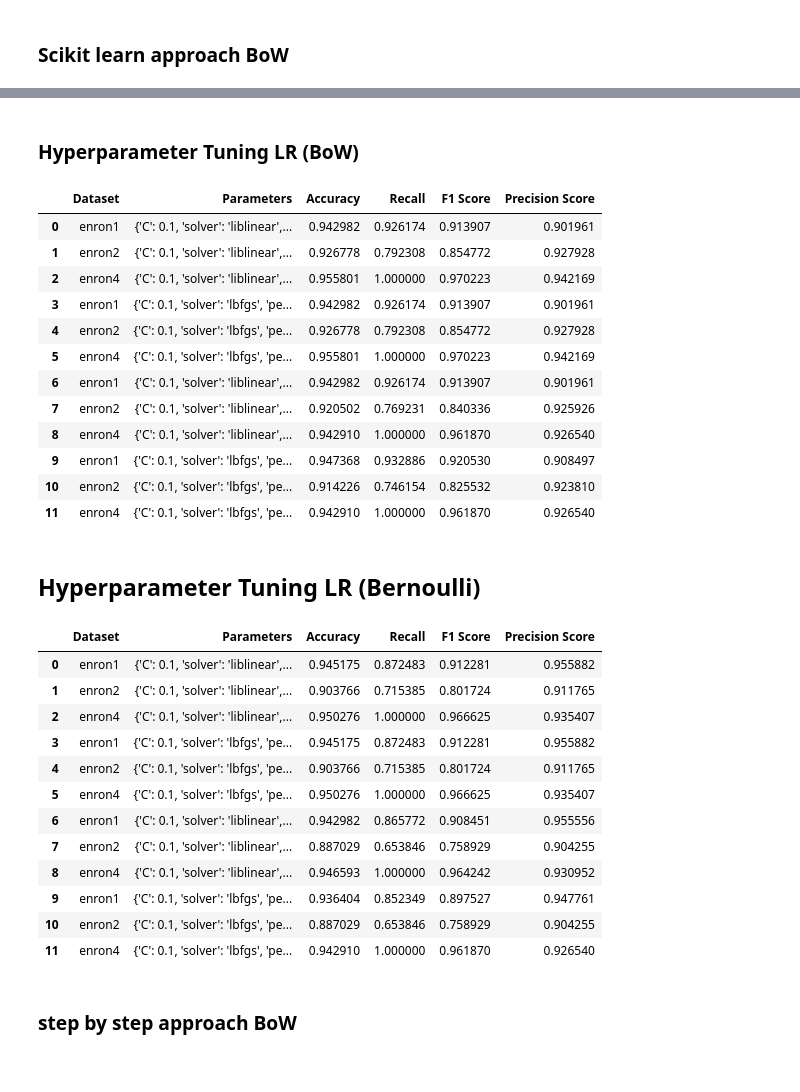
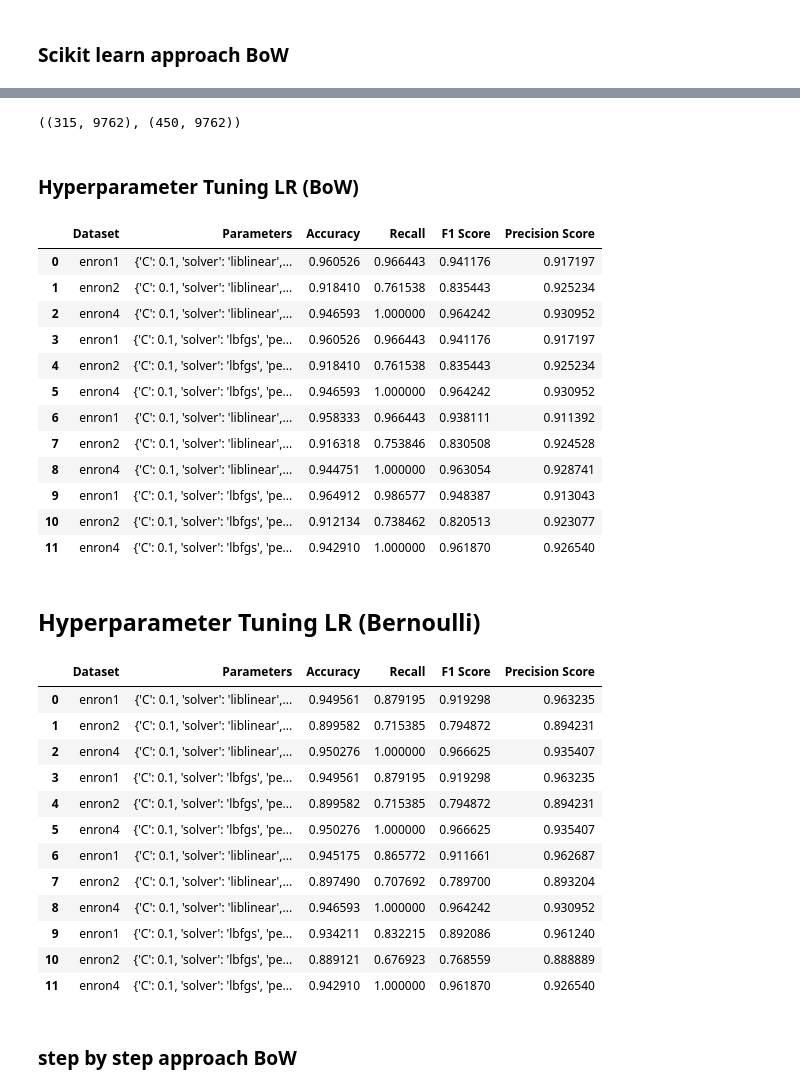
Before and after one commit to nahushhh/Machine-Learning-Projec1-1---Spam-Ham-Classifier, a Jupyter notebook: Machine_Learning_Project_Spam_Ham.ipynb, the cells around one changed output, grey strips where cells are left out. Saved outputs shown, nothing was run; the diff lists cells and outputs as text; code cells hidden in the pictures.

```diff
--- a/Machine_Learning_Project_Spam_Ham.ipynb
+++ b/Machine_Learning_Project_Spam_Ham.ipynb
@@ -273,12 +275,12 @@ def preprocess(text):
 
     # lemmatization
     lemma = WordNetLemmatizer()
-    filtered = [lemma.lemmatize(word) for word in filtered]
+    filtered = [lemma.lemmatize(word) for word in tokens]
 
     # remove non-alphabetic characters
     filtered = [word for word in filtered if word.isalpha()]
 
-    return filtered
+    return tokens
 
 ## Applying the function to Email column
 all_data_df['Email_tok'] = all_data_df['Email'].apply(preprocess)
@@ -706,7 +719,7 @@ def predict_type(X_train, X_test, name):
     y = X_train['Type']
     # X_train['Email_str'] = X_train['Email'].apply(lambda x: ' '.join(x))
 
-    vectorizer = CountVectorizer()
+    vectorizer = CountVectorizer(stop_words='english')
 
     X = vectorizer.fit_transform(X_train['Email_str'])
 
@@ -726,16 +739,27 @@ def predict_type(X_train, X_test, name):
     X_test = vectorizer.transform(X_test['Email_str'])
     y_pred = new_model.predict(X_test)
 
+    accuracy = accuracy_score(y_test, y_pred)
+    recall = recall_score(y_test, y_pred, pos_label='spam')
+    f1 = f1_score(y_test, y_pred, pos_label='spam')
+    precision = precision_score(y_test, y_pred, pos_label='spam')
+
     print(name)
     print(f"accuracy - {accuracy_score(y_test, y_pred)}")
     print(f"recall - {recall_score(y_test, y_pred, pos_label='spam')}")
     print(f"f1 score - {f1_score(y_test, y_pred, pos_label='spam')}")
+    print(f"precision - {precision_score(y_test, y_pred, pos_label='spam')}")
     print(classification_report(y_test, y_pred))
     print("----------------------------------------------------------------------------------")
-    return accuracy, recall, f1
+    return accuracy, recall, f1, precision
 
-sklearn_lr_acc_e1, sklearn_lr_recall_e1, sklearn_lr_f1_e1 = predict_type(enron1_train_df, enron1_test_df, 'enron1')
-sklearn_lr_acc_e2, sklearn_lr_recall_e2, sklearn_lr_f1_e2 = predict_type(enron2_train_df, enron2_test_df, 'enron2')
-sklearn_lr_acc_e4, sklearn_lr_recall_e4, sklearn_lr_f1_e4 = predict_type(enron4_train_df, enron4_test_df, 'enron4')
+all_results_accuracy['sklearn_lr_bow_enron1'], all_results_recall['sklearn_lr_bow_enron1'], all_results_f1['sklearn_lr_bow_enron1'], all_results_precision['sklearn_lr_bow_enron1'] = predict_type(enron1_train_df, enron1_test_df, 'enron1')
+all_results_accuracy['sklearn_lr_bow_enron2'], all_results_recall['sklearn_lr_bow_enron2'], all_results_f1['sklearn_lr_bow_enron2'], all_results_precision['sklearn_lr_bow_enron2'] = predict_type(enron2_train_df, enron2_test_df, 'enron2')
+all_results_accuracy['sklearn_lr_bow_enron4'], all_results_recall['sklearn_lr_bow_enron4'], all_results_f1['sklearn_lr_bow_enron4'], all_results_precision['sklearn_lr_bow_enron4'] = predict_type(enron4_train_df, enron4_test_df, 'enron4')
+
+print(all_results_accuracy)
+print(all_results_recall)
+print(all_results_f1)
+print(all_results_precision)
 # %% [output]
 enron1
@@ -758,3 +782,14 @@ weighted avg       0.95      0.95      0.95       543
+# %%
+vectorizer = CountVectorizer(stop_words='english')
+
+X = vectorizer.fit_transform(enron1_train_df['Email_str'])
+y = enron1_train_df['Type']
+
+X_train, X_val, y_train, y_val = train_test_split(X, y, random_state=42, test_size=0.3)
+
+X_train.shape, X.shape
+# %% [output]
+((315, 9762), (450, 9762))
 # %% [markdown]
 ### Hyperparameter Tuning LR (BoW)
 # %%
@@ -763,7 +798,7 @@ import pandas as pd
 def predict_type(X_train, X_test, name, params):
     y = X_train['Type']
 
-    vectorizer = CountVectorizer()
+    vectorizer = CountVectorizer(stop_words='english')
     X = vectorizer.fit_transform(X_train['Email_str'])
 
     X_train, X_val, y_train, y_val = train_test_split(X, y, random_state=42, test_size=0.3)
@@ -780,44 +815,44 @@ def predict_type(X_train, X_test, name, params):
     f1 = f1_score(y_test, y_pred, pos_label='spam')
     precision = precision_score(y_test, y_pred, pos_label='spam')
 
     return accuracy, recall, f1, precision
 
 results = []
 
 parameters = [
     {'C': 0.1, 'solver': 'liblinear', 'penalty': 'l2', 'fit_intercept': False},
     {'C': 0.1, 'solver': 'lbfgs', 'penalty': 'l2', 'fit_intercept': False},
     {'C': 0.1, 'solver': 'liblinear', 'penalty': 'l2', 'fit_intercept': True},
     {'C': 0.1, 'solver': 'lbfgs', 'penalty': 'l2', 'fit_intercept': True}
 ]
 
 for params in parameters:
     acc_e1, recall_e1, f1_e1, precision_e1 = predict_type(enron1_train_df, enron1_test_df, 'enron1', params)
     results.append(['enron1', params, acc_e1, recall_e1, f1_e1, precision_e1])
 
     acc_e2, recall_e2, f1_e2, precision_e2 = predict_type(enron2_train_df, enron2_test_df, 'enron2', params)
     results.append(['enron2', params, acc_e2, recall_e2, f1_e2, precision_e2])
 
     acc_e4, recall_e4, f1_e4, precision_e4 = predict_type(enron4_train_df, enron4_test_df, 'enron4', params)
     results.append(['enron4', params, acc_e4, recall_e4, f1_e4, precision_e4])
 
 pd.set_option('display.max_colwidth', None)
 df_results = pd.DataFrame(results, columns=['Dataset', 'Parameters', 'Accuracy', 'Recall', 'F1 Score', 'Precision Score'])
 
 df_results
 # %% [output]
 |  | Dataset | Parameters | Accuracy | Recall | F1 Score | Precision Score |
-| 0 | enron1 | {'C': 0.1, 'solver': 'liblinear',... | 0.942982 | 0.926174 | 0.913907 | 0.901961 |
-| 1 | enron2 | {'C': 0.1, 'solver': 'liblinear',... | 0.926778 | 0.792308 | 0.854772 | 0.927928 |
-| 2 | enron4 | {'C': 0.1, 'solver': 'liblinear',... | 0.955801 | 1.000000 | 0.970223 | 0.942169 |
-| 3 | enron1 | {'C': 0.1, 'solver': 'lbfgs', 'pe... | 0.942982 | 0.926174 | 0.913907 | 0.901961 |
-| 4 | enron2 | {'C': 0.1, 'solver': 'lbfgs', 'pe... | 0.926778 | 0.792308 | 0.854772 | 0.927928 |
-| 5 | enron4 | {'C': 0.1, 'solver': 'lbfgs', 'pe... | 0.955801 | 1.000000 | 0.970223 | 0.942169 |
-| 6 | enron1 | {'C': 0.1, 'solver': 'liblinear',... | 0.942982 | 0.926174 | 0.913907 | 0.901961 |
-| 7 | enron2 | {'C': 0.1, 'solver': 'liblinear',... | 0.920502 | 0.769231 | 0.840336 | 0.925926 |
-| 8 | enron4 | {'C': 0.1, 'solver': 'liblinear',... | 0.942910 | 1.000000 | 0.961870 | 0.926540 |
-| 9 | enron1 | {'C': 0.1, 'solver': 'lbfgs', 'pe... | 0.947368 | 0.932886 | 0.920530 | 0.908497 |
-| 10 | enron2 | {'C': 0.1, 'solver': 'lbfgs', 'pe... | 0.914226 | 0.746154 | 0.825532 | 0.923810 |
+| 0 | enron1 | {'C': 0.1, 'solver': 'liblinear',... | 0.960526 | 0.966443 | 0.941176 | 0.917197 |
+| 1 | enron2 | {'C': 0.1, 'solver': 'liblinear',... | 0.918410 | 0.761538 | 0.835443 | 0.925234 |
+| 2 | enron4 | {'C': 0.1, 'solver': 'liblinear',... | 0.946593 | 1.000000 | 0.964242 | 0.930952 |
+| 3 | enron1 | {'C': 0.1, 'solver': 'lbfgs', 'pe... | 0.960526 | 0.966443 | 0.941176 | 0.917197 |
+| 4 | enron2 | {'C': 0.1, 'solver': 'lbfgs', 'pe... | 0.918410 | 0.761538 | 0.835443 | 0.925234 |
+| 5 | enron4 | {'C': 0.1, 'solver': 'lbfgs', 'pe... | 0.946593 | 1.000000 | 0.964242 | 0.930952 |
+| 6 | enron1 | {'C': 0.1, 'solver': 'liblinear',... | 0.958333 | 0.966443 | 0.938111 | 0.911392 |
+| 7 | enron2 | {'C': 0.1, 'solver': 'liblinear',... | 0.916318 | 0.753846 | 0.830508 | 0.924528 |
+| 8 | enron4 | {'C': 0.1, 'solver': 'liblinear',... | 0.944751 | 1.000000 | 0.963054 | 0.928741 |
+| 9 | enron1 | {'C': 0.1, 'solver': 'lbfgs', 'pe... | 0.964912 | 0.986577 | 0.948387 | 0.913043 |
+| 10 | enron2 | {'C': 0.1, 'solver': 'lbfgs', 'pe... | 0.912134 | 0.738462 | 0.820513 | 0.923077 |
 | 11 | enron4 | {'C': 0.1, 'solver': 'lbfgs', 'pe... | 0.942910 | 1.000000 | 0.961870 | 0.926540 |
 # %% [markdown]
 ## Hyperparameter Tuning LR (Bernoulli)
@@ -827,7 +862,7 @@ import pandas as pd
 def predict_type(X_train, X_test, name, params):
     y = X_train['Type']
 
-    vectorizer = CountVectorizer(binary=True)
+    vectorizer = CountVectorizer(binary=True, stop_words='english')
     X = vectorizer.fit_transform(X_train['Email_str'])
 
     X_train, X_val, y_train, y_val = train_test_split(X, y, random_state=42, test_size=0.3)
@@ -871,17 +906,17 @@ df_results = pd.DataFrame(results, columns=['Dataset', 'Parameters', 'Accuracy',
 df_results
 # %% [output]
 |  | Dataset | Parameters | Accuracy | Recall | F1 Score | Precision Score |
-| 0 | enron1 | {'C': 0.1, 'solver': 'liblinear',... | 0.945175 | 0.872483 | 0.912281 | 0.955882 |
-| 1 | enron2 | {'C': 0.1, 'solver': 'liblinear',... | 0.903766 | 0.715385 | 0.801724 | 0.911765 |
+| 0 | enron1 | {'C': 0.1, 'solver': 'liblinear',... | 0.949561 | 0.879195 | 0.919298 | 0.963235 |
+| 1 | enron2 | {'C': 0.1, 'solver': 'liblinear',... | 0.899582 | 0.715385 | 0.794872 | 0.894231 |
 | 2 | enron4 | {'C': 0.1, 'solver': 'liblinear',... | 0.950276 | 1.000000 | 0.966625 | 0.935407 |
-| 3 | enron1 | {'C': 0.1, 'solver': 'lbfgs', 'pe... | 0.945175 | 0.872483 | 0.912281 | 0.955882 |
-| 4 | enron2 | {'C': 0.1, 'solver': 'lbfgs', 'pe... | 0.903766 | 0.715385 | 0.801724 | 0.911765 |
+| 3 | enron1 | {'C': 0.1, 'solver': 'lbfgs', 'pe... | 0.949561 | 0.879195 | 0.919298 | 0.963235 |
+| 4 | enron2 | {'C': 0.1, 'solver': 'lbfgs', 'pe... | 0.899582 | 0.715385 | 0.794872 | 0.894231 |
 | 5 | enron4 | {'C': 0.1, 'solver': 'lbfgs', 'pe... | 0.950276 | 1.000000 | 0.966625 | 0.935407 |
-| 6 | enron1 | {'C': 0.1, 'solver': 'liblinear',... | 0.942982 | 0.865772 | 0.908451 | 0.955556 |
-| 7 | enron2 | {'C': 0.1, 'solver': 'liblinear',... | 0.887029 | 0.653846 | 0.758929 | 0.904255 |
+| 6 | enron1 | {'C': 0.1, 'solver': 'liblinear',... | 0.945175 | 0.865772 | 0.911661 | 0.962687 |
+| 7 | enron2 | {'C': 0.1, 'solver': 'liblinear',... | 0.897490 | 0.707692 | 0.789700 | 0.893204 |
 | 8 | enron4 | {'C': 0.1, 'solver': 'liblinear',... | 0.946593 | 1.000000 | 0.964242 | 0.930952 |
-| 9 | enron1 | {'C': 0.1, 'solver': 'lbfgs', 'pe... | 0.936404 | 0.852349 | 0.897527 | 0.947761 |
-| 10 | enron2 | {'C': 0.1, 'solver': 'lbfgs', 'pe... | 0.887029 | 0.653846 | 0.758929 | 0.904255 |
+| 9 | enron1 | {'C': 0.1, 'solver': 'lbfgs', 'pe... | 0.934211 | 0.832215 | 0.892086 | 0.961240 |
+| 10 | enron2 | {'C': 0.1, 'solver': 'lbfgs', 'pe... | 0.889121 | 0.676923 | 0.768559 | 0.888889 |
 | 11 | enron4 | {'C': 0.1, 'solver': 'lbfgs', 'pe... | 0.942910 | 1.000000 | 0.961870 | 0.926540 |
 # %% [markdown]
 ### step by step approach BoW
```
Also changed, not shown: parts of 50 cells of this notebook, 2 other files.
